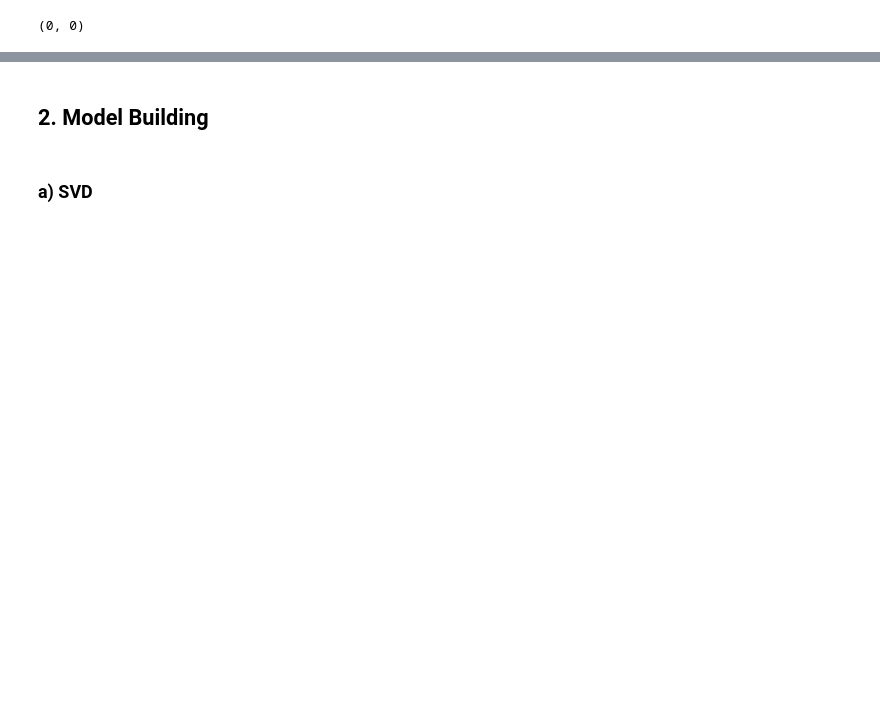
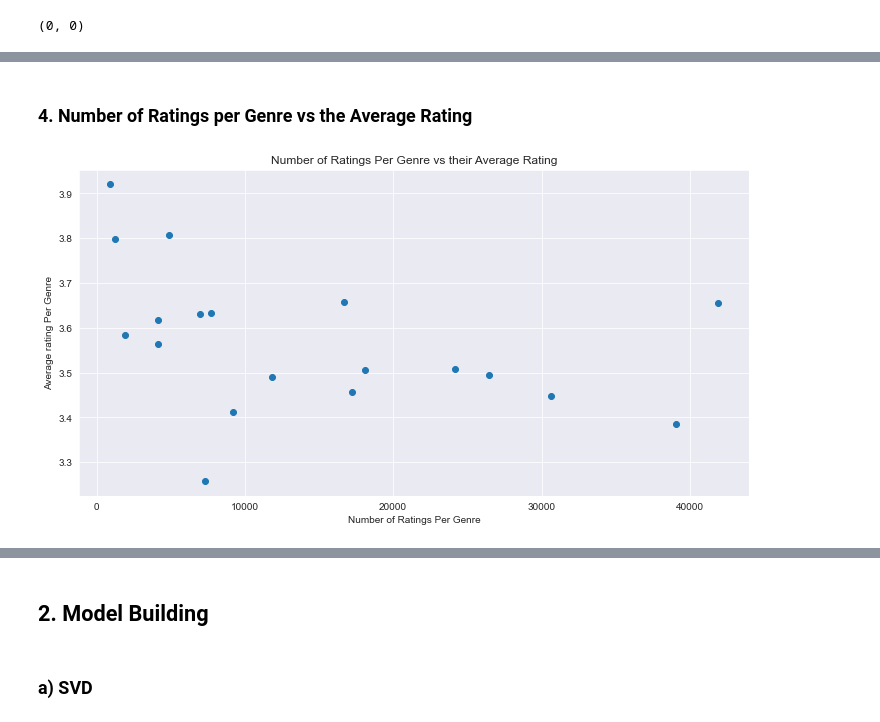
Before and after one commit to NgundoMuithya/MovieLens_Recommendation_System, a Jupyter notebook: notebook.ipynb, the cells around one changed output, grey strips where cells are left out. Drawn from its saved outputs; the diff is of its cells as text; code cells hidden in the pictures; blank space fills up the shorter version.

```diff
--- a/notebook.ipynb
+++ b/notebook.ipynb
@@ -43,3 +134,17 @@ movies_df.duplicated().sum(), ratings_df.duplicated().sum()
+# %% [markdown]
+### 4. Number of Ratings per Genre vs the Average Rating
+# %%
+num_of_ratings_per_genre = num_of_ratings_per_genre.sort_index()
+avg_rating_per_genre = avg_rating_per_genre.sort_index()
+
+plt.figure(figsize=(12,6))
+plt.scatter(num_of_ratings_per_genre.values, avg_rating_per_genre.values)
+plt.xlabel('Number of Ratings Per Genre')
+plt.ylabel('Average rating Per Genre')
+plt.title('Number of Ratings Per Genre vs their Average Rating')
+plt.show()
+# %% [output]
+[figure, added]
 # %%
 new_ratings_df = ratings_df.drop('timestamp', axis=1)
 new_ratings_df.head()
```
Also changed, not shown: parts of 26 cells of this notebook.
